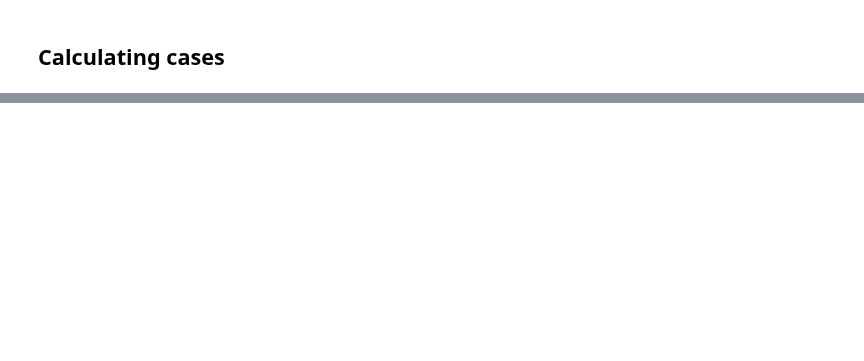
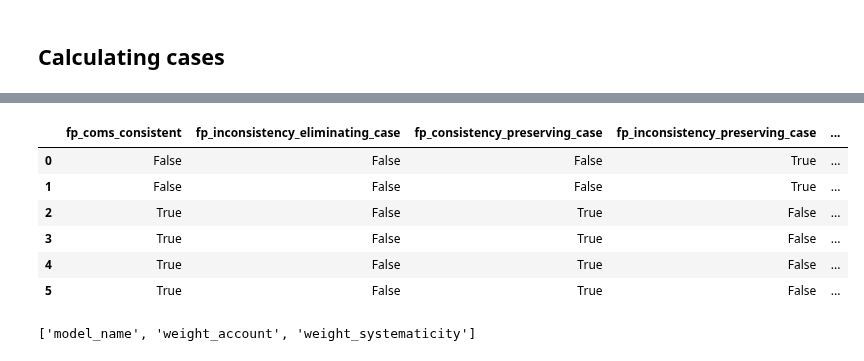
Before and after one commit to re-models/re-technical-report, a Jupyter notebook: notebooks/data_analysis_chapter_commitment-consistency.ipynb, the cells around one changed output, grey strips where cells are left out. Cells and saved outputs as stored; diff of their text form; code cells hidden in the pictures; blank space fills up the shorter version.

```diff
--- a/notebooks/data_analysis_chapter_commitment-consistency.ipynb
+++ b/notebooks/data_analysis_chapter_commitment-consistency.ipynb
@@ -37,0 +62,8 @@ General information:
+# %%
+"""
+If `analyse_branches` is set to `true`, all branches of RE processes are considered for the analysis.
+This may lead to the multiple counting of a unique fixed point,
+if they are reached on different paths from a simulation setup.
+Otherwise, the subsequent analysis comprises only unique fixed points per simulation setups
+"""
+analyse_branches = True
@@ -103 +176,45 @@ display(re_data.head(6)[['fixed_point_coms', 'global_optima', 'go_coms_consisten
+# %%
+# fixed points
+exploded_fp_data['fp_inconsistency_eliminating_case'] = exploded_fp_data.apply(lambda row: (not row['init_coms_dia_consistent']) and row['fp_coms_consistent'], axis = 1)
+exploded_fp_data['fp_consistency_preserving_case'] = exploded_fp_data.apply(lambda row: row['init_coms_dia_consistent'] and row['fp_coms_consistent'], axis = 1)
+exploded_fp_data['fp_inconsistency_preserving_case'] = exploded_fp_data.apply(lambda row: (not row['init_coms_dia_consistent']) and (not row['fp_coms_consistent']), axis = 1)
+exploded_fp_data['fp_consistency_eliminating_case'] = exploded_fp_data.apply(lambda row: row['init_coms_dia_consistent'] and (not row['fp_coms_consistent']), axis = 1)
+# %%
+display(exploded_fp_data.head(6)[[#'fixed_point',
+                                  'fp_coms_consistent',
+                                  'fp_inconsistency_eliminating_case',
+                                  'fp_consistency_preserving_case',
+                                  'fp_inconsistency_preserving_case',
+                                  'fp_consistency_eliminating_case'
+                                 ]])
+# %% [output]
+|  | fp_coms_consistent | fp_inconsistency_eliminating_case | fp_consistency_preserving_case | fp_inconsistency_preserving_case | ... |
+| 0 | False | False | False | True | ... |
+| 1 | False | False | False | True | ... |
+| 2 | True | False | True | False | ... |
+| 3 | True | False | True | False | ... |
+| 4 | True | False | True | False | ... |
+| 5 | True | False | True | False | ... |
+# %%
+# grouping:
+if analyse_branches:
+
+    grouping = ['model_name',
+                #'ds',
+                #'init_coms',
+                'weight_account',
+                'weight_systematicity']
+else:
+
+    # grouping additionally includes `ds` and `init_coms`
+    # to determine the relative share of cases per simulation setup
+
+    grouping = ['model_name',
+                'ds',
+                'init_coms',
+                'weight_account',
+                'weight_systematicity']
+grouping
+# %% [output]
+['model_name', 'weight_account', 'weight_systematicity']
 # %%
```
Also changed, not shown: parts of 17 cells of this notebook, 1 other file.
